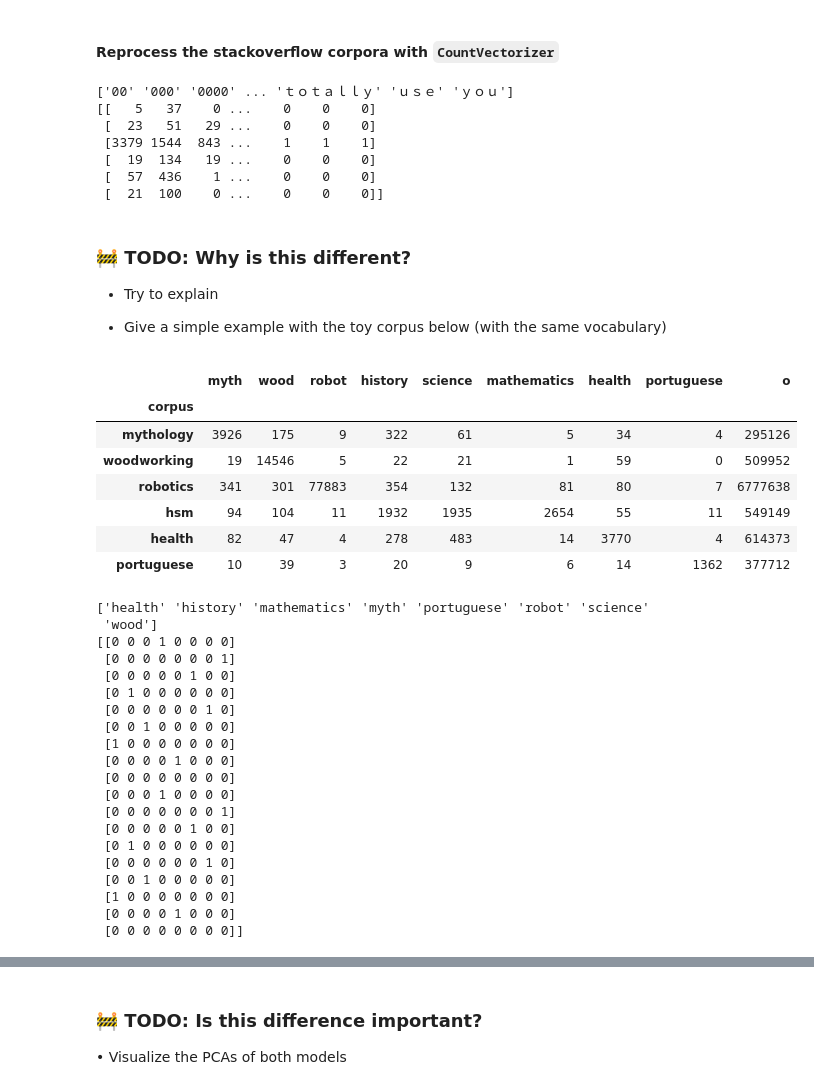
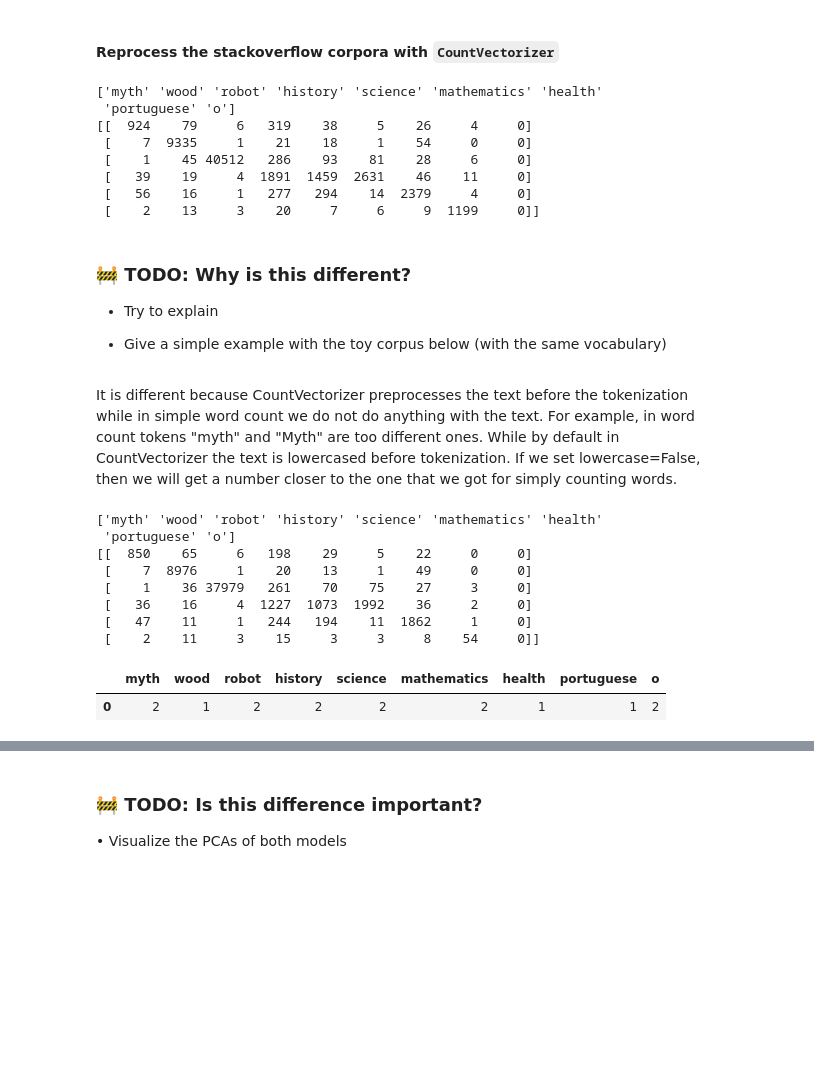
Before and after one commit to petkokp/m1-hands-on-NLP, a Jupyter notebook: assignments/HoNLP-week2.ipynb, the cells around one changed output, grey strips where cells are left out. Drawn from its saved outputs; the diff is of its cells as text; code cells hidden in the pictures; blank space fills up the shorter version.

```diff
--- a/assignments/HoNLP-week2.ipynb
+++ b/assignments/HoNLP-week2.ipynb
@@ -247,69 +259,53 @@ print(xs.toarray())
 # %% [markdown]
 #### Reprocess the stackoverflow corpora with `CountVectorizer`
 # %%
-corpus = df['text'].tolist()
+vectorizer = CountVectorizer(vocabulary=words)
+xs = vectorizer.fit_transform(df['text'])
 
-X = vectorizer.fit_transform(corpus)
 print(vectorizer.get_feature_names_out())
-print(X.toarray())
+print(xs.toarray())
 # %% [output]
-['00' '000' '0000' ... 'ｔｏｔａｌｌｙ' 'ｕｓｅ' 'ｙｏｕ']
-[[   5   37    0 ...    0    0    0]
- [  23   51   29 ...    0    0    0]
- [3379 1544  843 ...    1    1    1]
- [  19  134   19 ...    0    0    0]
- [  57  436    1 ...    0    0    0]
- [  21  100    0 ...    0    0    0]]
+['myth' 'wood' 'robot' 'history' 'science' 'mathematics' 'health'
+ 'portuguese' 'o']
+[[  924    79     6   319    38     5    26     4     0]
+ [    7  9335     1    21    18     1    54     0     0]
+ [    1    45 40512   286    93    81    28     6     0]
+ [   39    19     4  1891  1459  2631    46    11     0]
+ [   56    16     1   277   294    14  2379     4     0]
+ [    2    13     3    20     7     6     9  1199     0]]
 # %% [markdown]
 ### 🚧 TODO: Why is this different?
 
 - Try to explain
 
 - Give a simple example with the toy corpus below (with the same vocabulary)
+# %% [markdown]
+It is different because CountVectorizer preprocesses the text before the tokenization while in simple word count we do not do anything with the text. For example, in word count tokens "myth" and "Myth" are too different ones. While by default in CountVectorizer the text is lowercased before tokenization. If we set lowercase=False, then we will get a number closer to the one that we got for simply counting words.
+# %%
+vectorizer_example = CountVectorizer(vocabulary=words, lowercase=False)
+xs_example = vectorizer_example.fit_transform(df['text'])
+
+print(vectorizer_example.get_feature_names_out())
+print(xs_example.toarray())
+# %% [output]
+['myth' 'wood' 'robot' 'history' 'science' 'mathematics' 'health'
+ 'portuguese' 'o']
+[[  850    65     6   198    29     5    22     0     0]
+ [    7  8976     1    20    13     1    49     0     0]
+ [    1    36 37979   261    70    75    27     3     0]
+ [   36    16     4  1227  1073  1992    36     2     0]
+ [   47    11     1   244   194    11  1862     1     0]
+ [    2    11     3    15     3     3     8    54     0]]
 # %%
 test_text = (
     "myth wood robot history science mathematics health portuguese o "
-    "myth wood robot history science mathematics health portuguese o".split(" ")
+    "myth Wood robot history science mathematics HEALTH ;portuguese o"
 )
 
-test_wc_df = pd.DataFrame(index=df.index)
-
-for w in test_text:
-    test_wc_df[w] = df['text'].str.lower().str.count(w)
+freqs = {word: test_text.split().count(word) for word in words}
+test_wc_df = pd.DataFrame([freqs])
 
 test_wc_df
 # %% [output]
 |  | myth | wood | robot | history | science | mathematics | health | portuguese | o |
-| corpus |  |  |  |  |  |  |  |  |  |
-| mythology | 3926 | 175 | 9 | 322 | 61 | 5 | 34 | 4 | 295126 |
-| woodworking | 19 | 14546 | 5 | 22 | 21 | 1 | 59 | 0 | 509952 |
-| robotics | 341 | 301 | 77883 | 354 | 132 | 81 | 80 | 7 | 6777638 |
-| hsm | 94 | 104 | 11 | 1932 | 1935 | 2654 | 55 | 11 | 549149 |
-| health | 82 | 47 | 4 | 278 | 483 | 14 | 3770 | 4 | 614373 |
-| portuguese | 10 | 39 | 3 | 20 | 9 | 6 | 14 | 1362 | 377712 |
+| 0 | 2 | 1 | 2 | 2 | 2 | 2 | 1 | 1 | 2 |
-# %%
-test_xs = vectorizer.fit_transform(test_text)
-
-print(vectorizer.get_feature_names_out())
-print(test_xs.toarray())
-# %% [output]
-['health' 'history' 'mathematics' 'myth' 'portuguese' 'robot' 'science'
- 'wood']
-[[0 0 0 1 0 0 0 0]
- [0 0 0 0 0 0 0 1]
- [0 0 0 0 0 1 0 0]
- [0 1 0 0 0 0 0 0]
- [0 0 0 0 0 0 1 0]
- [0 0 1 0 0 0 0 0]
- [1 0 0 0 0 0 0 0]
- [0 0 0 0 1 0 0 0]
- [0 0 0 0 0 0 0 0]
- [0 0 0 1 0 0 0 0]
- [0 0 0 0 0 0 0 1]
- [0 0 0 0 0 1 0 0]
- [0 1 0 0 0 0 0 0]
- [0 0 0 0 0 0 1 0]
- [0 0 1 0 0 0 0 0]
- [1 0 0 0 0 0 0 0]
- [0 0 0 0 1 0 0 0]
- [0 0 0 0 0 0 0 0]]
```
Also changed, not shown: parts of 48 cells of this notebook, 1 other file.
